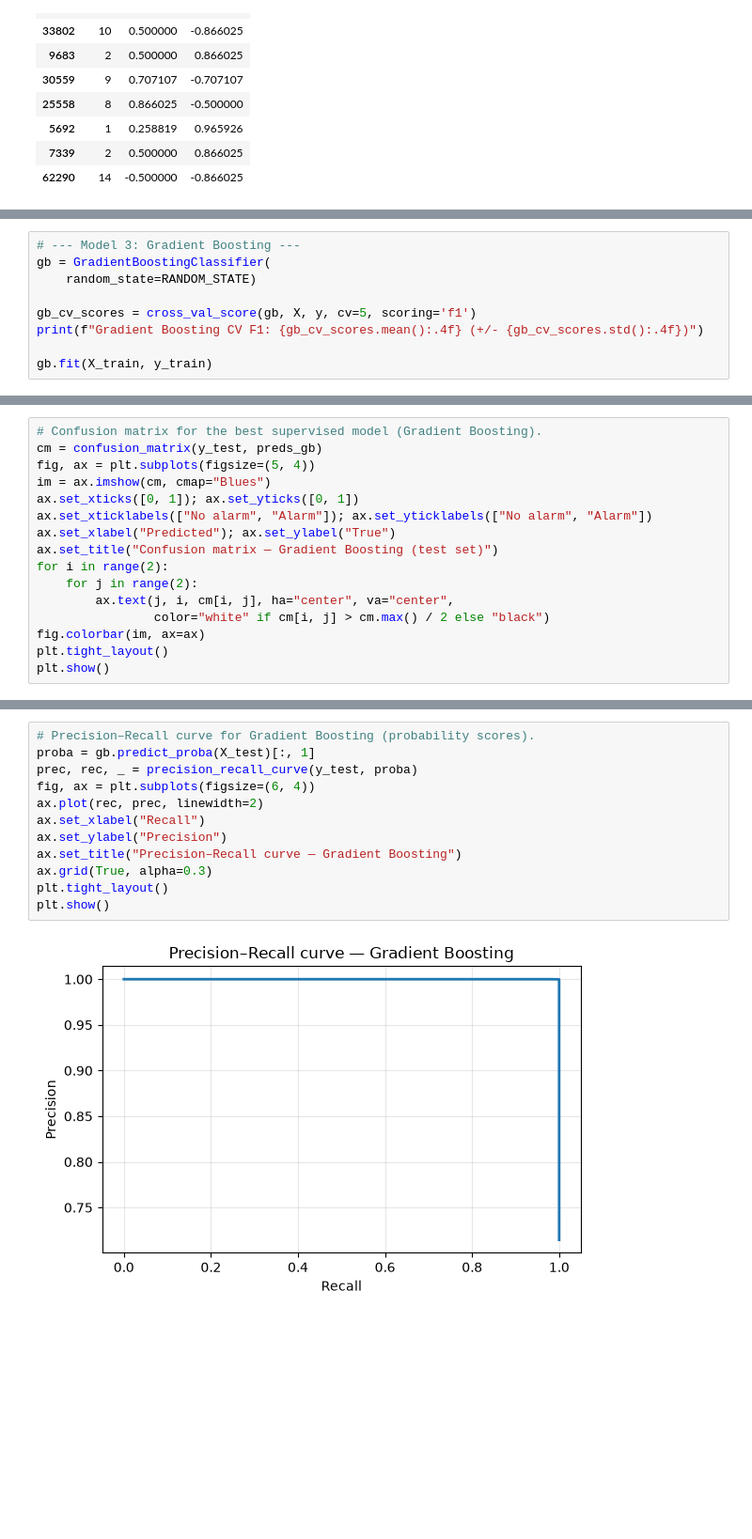
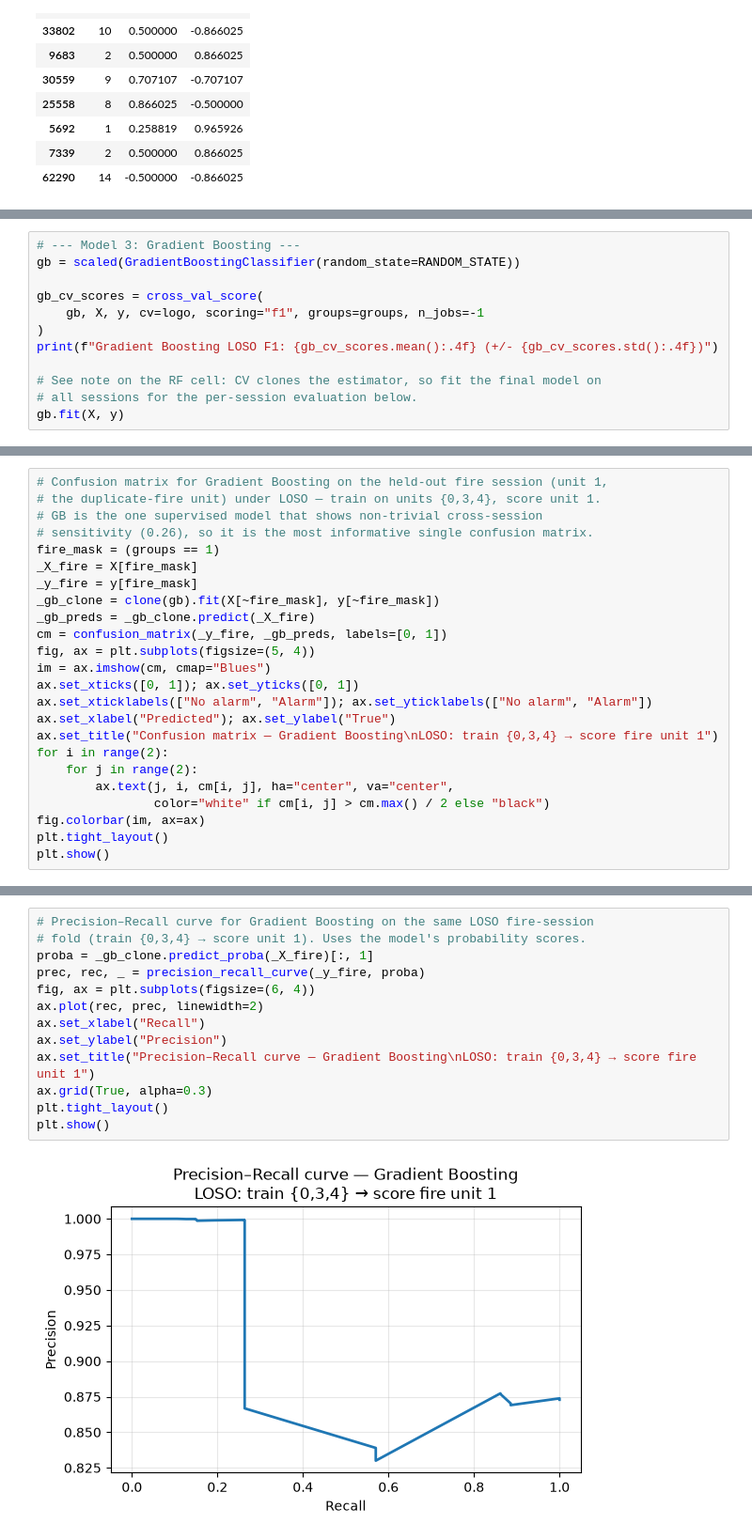
Before and after one commit to Soliman2020/master_capstone_03, a Jupyter notebook: notebooks/modeling.ipynb, the cells around one changed output, grey strips where cells are left out. Shown at 94% size. Drawn from its saved outputs; the diff is of its cells as text; blank space fills up the shorter version.

```diff
--- a/notebooks/modeling.ipynb
+++ b/notebooks/modeling.ipynb
@@ -332,10 +416,13 @@ RandomForestClassifier(max_depth=15, min_samples_leaf=5, min_samples_split=10,
 # %%
 # --- Model 3: Gradient Boosting ---
-gb = GradientBoostingClassifier(
-    random_state=RANDOM_STATE)
+gb = scaled(GradientBoostingClassifier(random_state=RANDOM_STATE))
 
-gb_cv_scores = cross_val_score(gb, X, y, cv=5, scoring='f1')
-print(f"Gradient Boosting CV F1: {gb_cv_scores.mean():.4f} (+/- {gb_cv_scores.std():.4f})")
+gb_cv_scores = cross_val_score(
+    gb, X, y, cv=logo, scoring="f1", groups=groups, n_jobs=-1
+)
+print(f"Gradient Boosting LOSO F1: {gb_cv_scores.mean():.4f} (+/- {gb_cv_scores.std():.4f})")
 
-gb.fit(X_train, y_train)
+# See note on the RF cell: CV clones the estimator, so fit the final model on
+# all sessions for the per-session evaluation below.
+gb.fit(X, y)
 # %% [output]
@@ -456,12 +629,20 @@ results_df
 # %%
-# Confusion matrix for the best supervised model (Gradient Boosting).
-cm = confusion_matrix(y_test, preds_gb)
+# Confusion matrix for Gradient Boosting on the held-out fire session (unit 1,
+# the duplicate-fire unit) under LOSO — train on units {0,3,4}, score unit 1.
+# GB is the one supervised model that shows non-trivial cross-session
+# sensitivity (0.26), so it is the most informative single confusion matrix.
+fire_mask = (groups == 1)
+_X_fire = X[fire_mask]
+_y_fire = y[fire_mask]
+_gb_clone = clone(gb).fit(X[~fire_mask], y[~fire_mask])
+_gb_preds = _gb_clone.predict(_X_fire)
+cm = confusion_matrix(_y_fire, _gb_preds, labels=[0, 1])
 fig, ax = plt.subplots(figsize=(5, 4))
 im = ax.imshow(cm, cmap="Blues")
 ax.set_xticks([0, 1]); ax.set_yticks([0, 1])
 ax.set_xticklabels(["No alarm", "Alarm"]); ax.set_yticklabels(["No alarm", "Alarm"])
 ax.set_xlabel("Predicted"); ax.set_ylabel("True")
-ax.set_title("Confusion matrix — Gradient Boosting (test set)")
+ax.set_title("Confusion matrix — Gradient Boosting\nLOSO: train {0,3,4} → score fire unit 1")
 for i in range(2):
     for j in range(2):
         ax.text(j, i, cm[i, j], ha="center", va="center",
@@ -474,15 +655,16 @@ plt.show()
 # %%
-# Precision–Recall curve for Gradient Boosting (probability scores).
-proba = gb.predict_proba(X_test)[:, 1]
-prec, rec, _ = precision_recall_curve(y_test, proba)
+# Precision–Recall curve for Gradient Boosting on the same LOSO fire-session
+# fold (train {0,3,4} → score unit 1). Uses the model's probability scores.
+proba = _gb_clone.predict_proba(_X_fire)[:, 1]
+prec, rec, _ = precision_recall_curve(_y_fire, proba)
 fig, ax = plt.subplots(figsize=(6, 4))
 ax.plot(rec, prec, linewidth=2)
 ax.set_xlabel("Recall")
 ax.set_ylabel("Precision")
-ax.set_title("Precision–Recall curve — Gradient Boosting")
+ax.set_title("Precision–Recall curve — Gradient Boosting\nLOSO: train {0,3,4} → score fire unit 1")
 ax.grid(True, alpha=0.3)
 plt.tight_layout()
 plt.show()
 # %% [output]
-[figure, old version]
+[figure, new version]
 # %%
```
Also changed, not shown: parts of 15 cells of this notebook.
